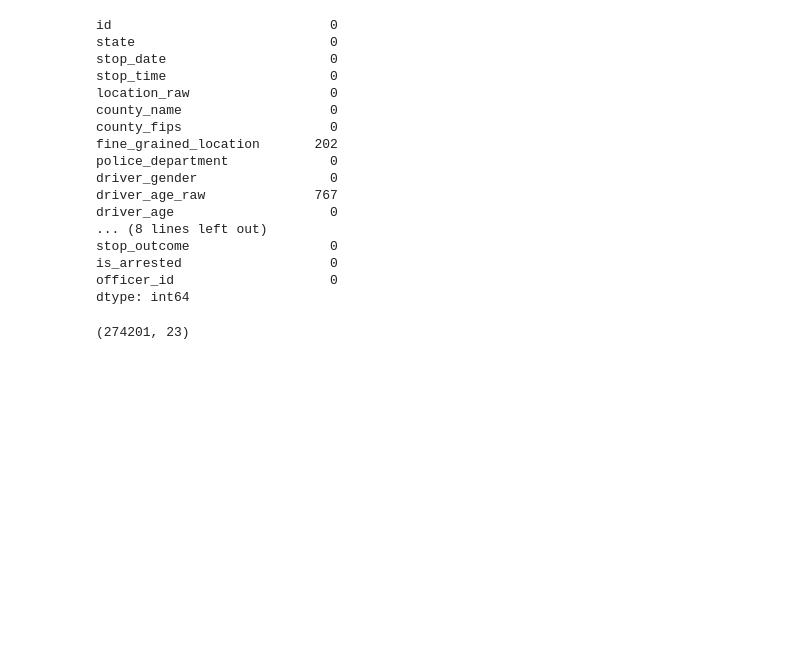
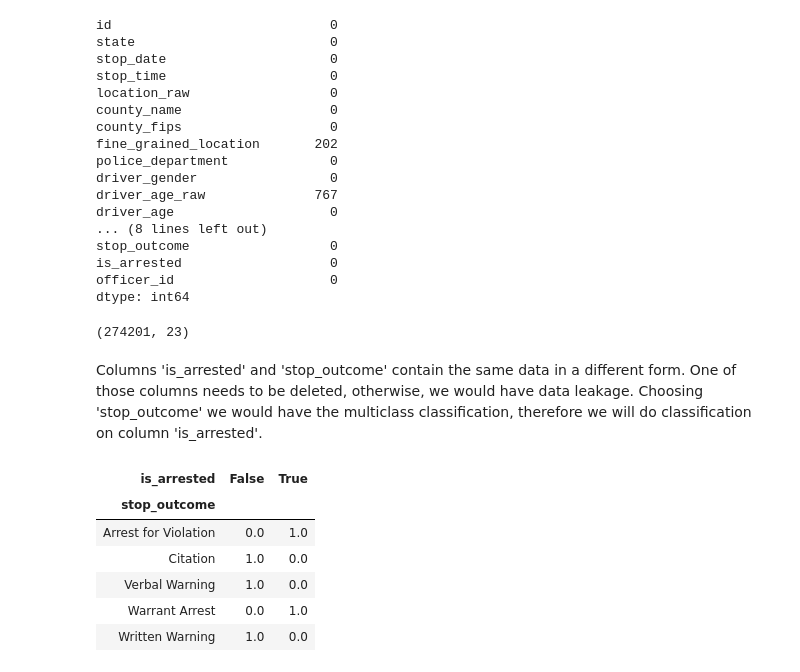
Before and after one commit to sworley1/CS329E-Proj, a Jupyter notebook: Project.ipynb, the cells around one changed output. Cells and saved outputs as stored; diff of their text form; code cells hidden in the pictures; blank space fills up the shorter version.

```diff
--- a/Project.ipynb
+++ b/Project.ipynb
@@ -85,3 +100,16 @@ dtype: int64
 data.shape
 # %% [output]
 (274201, 23)
+# %% [markdown]
+Columns 'is_arrested' and 'stop_outcome' contain the same data in a different form. One of those columns needs to be deleted, otherwise, we would have data leakage. Choosing 'stop_outcome' we would have the multiclass classification, therefore we will do classification on column 'is_arrested'.
+# %%
+pd.crosstab(data.stop_outcome, data.is_arrested, normalize='index')
+#columns is_arrested and stop_outcome have the same data, one of these needs to be deleted
+# %% [output]
+| is_arrested | False | True |
+| stop_outcome |  |  |
+| Arrest for Violation | 0.0 | 1.0 |
+| Citation | 1.0 | 0.0 |
+| Verbal Warning | 1.0 | 0.0 |
+| Warrant Arrest | 0.0 | 1.0 |
+| Written Warning | 1.0 | 0.0 |
```
Also changed, not shown: parts of 33 cells of this notebook.
